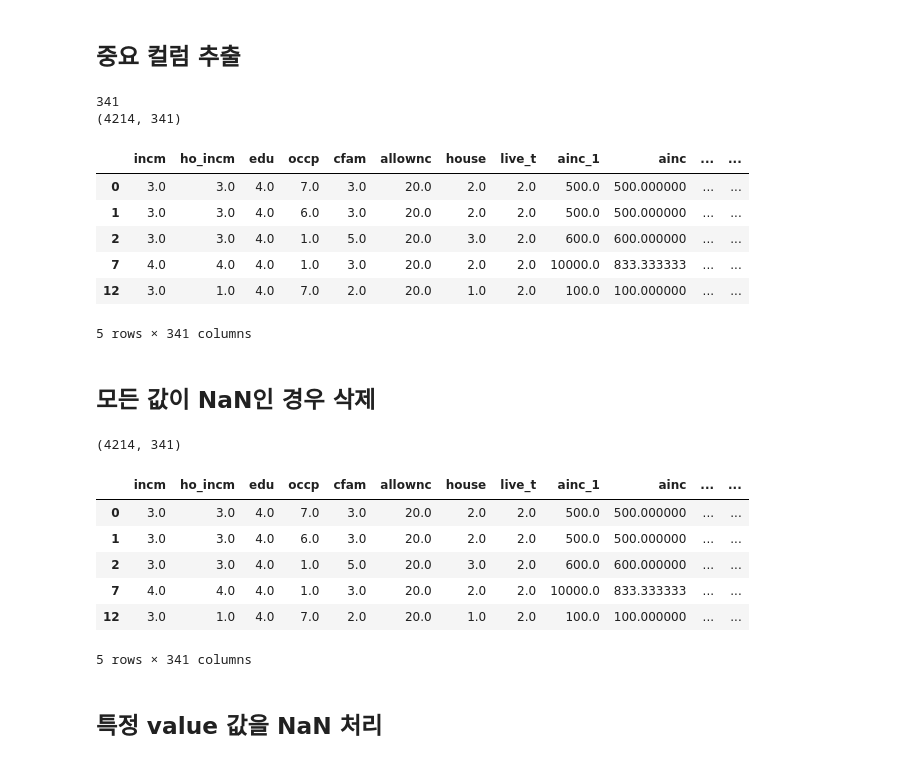
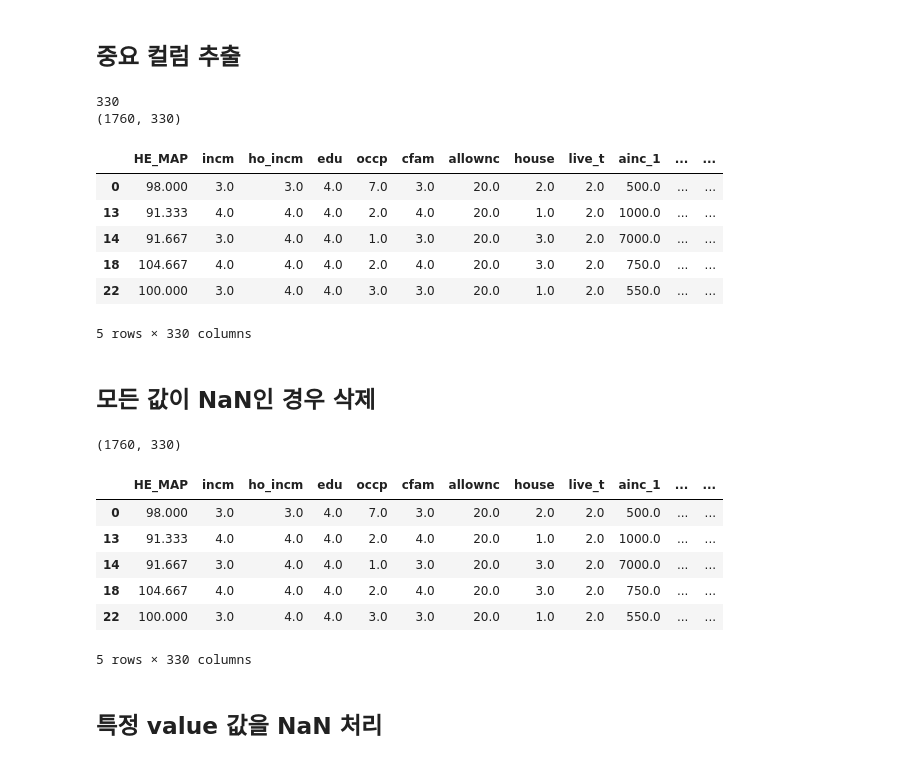
Before and after one commit to zoot0134/kdata_project_2018, a Jupyter notebook: DecisionTreeClassifier_to_pdf_accuracyRate_4(LEE).ipynb, the cells around one changed output. Drawn from its saved outputs; the diff is of its cells as text; code cells hidden in the pictures.

```diff
--- a/DecisionTreeClassifier_to_pdf_accuracyRate_4(LEE).ipynb
+++ b/DecisionTreeClassifier_to_pdf_accuracyRate_4(LEE).ipynb
@@ -39,6 +39,7 @@ df_data.head()
 # %% [markdown]
 ## 평균동맥압 파생변수 추가
 # %%
-df_data["HE_MAP"] = df_data[df_data.HE_dbp.name] + (df_data[df_data.HE_sbp.name] - df_data[df_data.HE_dbp.name]) / 3
+df_data["HE_MAP"] = round(df_data[df_data.HE_dbp.name] + (df_data[df_data.HE_sbp.name] - df_data[df_data.HE_dbp.name]) / 3 ,3)
+df_data = df_data.dropna(subset=['HE_MAP'])
 df_data.shape
 # %% [output]
@@ -52,5 +53,7 @@ he_map_count.sort_index().plot(kind='bar', figsize=(15,5))
 # %% [markdown]
 ## 나이별 분포 확인
 # %%
+df_data = df_data.loc[ (40 <= df_data.age) & (df_data.age < 80) & (1 == df_data.sex) , :]
+print(df_data.shape)
 pd.value_counts(df_data.age).sort_index().plot(kind='bar', figsize=(15,5))
 # %% [output]
@@ -59,4 +62,0 @@ pd.value_counts(df_data.age).sort_index().plot(kind='bar', figsize=(15,5))
-# %%
-df_data = df_data.loc[ (40 <= df_data.age) & (df_data.age < 80) , :]
-print(df_data.shape)
-pd.value_counts(df_data.age).sort_index().plot(kind='bar', figsize=(15,5))
@@ -68,6 +64,8 @@ pd.value_counts(df_data.age).sort_index().plot(kind='bar', figsize=(15,5))
 ## 중요 컬럼 추출
 # %%
 df_data_cut = pd.DataFrame(df_data, columns=[
+
+    df_data.HE_MAP.name ,
    # 1 groups
 
     #df_data.region.name ,
@@ -185,15 +183,15 @@ df_data_cut = pd.DataFrame(df_data, columns=[
 
     df_data.Total_slp_wk.name ,
     df_data.Total_slp_wd.name ,
-    df_data.BP_PHQ_1.name ,
-    df_data.BP_PHQ_2.name ,
-    df_data.BP_PHQ_3.name ,
-    df_data.BP_PHQ_4.name ,
-    df_data.BP_PHQ_5.name ,
-    df_data.BP_PHQ_6.name ,
-    df_data.BP_PHQ_7.name ,
-    df_data.BP_PHQ_8.name ,
-    df_data.BP_PHQ_9.name ,
+    #df_data.BP_PHQ_1.name ,
+    #df_data.BP_PHQ_2.name ,
+    #df_data.BP_PHQ_3.name ,
+    #df_data.BP_PHQ_4.name ,
+    #df_data.BP_PHQ_5.name ,
+    #df_data.BP_PHQ_6.name ,
+    #df_data.BP_PHQ_7.name ,
+    #df_data.BP_PHQ_8.name ,
+    #df_data.BP_PHQ_9.name ,
     df_data.mh_PHQ_S.name ,
     df_data.BP1.name ,
     df_data.BP5.name ,
@@ -297,7 +295,7 @@ df_data_cut = pd.DataFrame(df_data, columns=[
     df_data.HE_DMdr.name ,
     df_data.HE_mens.name ,
     df_data.HE_prg.name ,
-    df_data.HE_dprg.name ,
+    #df_data.HE_dprg.name ,
     df_data.HE_fh.name ,
     df_data.HE_HPfh1.name ,
     df_data.HE_HPfh2.name ,
@@ -418,44 +416,44 @@ df_data_cut = pd.DataFrame(df_data, columns=[
     df_data.N_PROT.name ,
     df_data.N_FAT.name ,
     df_data.N_SFA.name ,
     df_data.N_MUFA.name ,
     df_data.N_PUFA.name ,
     df_data.N_N3.name ,
     df_data.N_N6.name ,
     df_data.N_CHOL.name ,
     df_data.N_CHO.name ,
     df_data.N_TDF.name ,
     df_data.N_CA.name ,
     df_data.N_PHOS.name ,
     df_data.N_FE.name ,
     df_data.N_NA.name ,
     df_data.N_K.name ,
     df_data.N_VA.name ,
     df_data.N_VA_RAE.name ,
     df_data.N_CAROT.name ,
     df_data.N_RETIN.name ,
     df_data.N_B1.name ,
     df_data.N_B2.name ,
     df_data.N_NIAC.name ,
     df_data.N_VITC.name ,
-    df_data.LF_secur_y.name ,
-    df_data.LF_BUYER.name ,
+    #df_data.LF_secur_y.name ,
+    #df_data.LF_BUYER.name ,
     df_data.LF_SAFE.name
 ])
 total_column_count = df_data_cut.columns.size
 print(total_column_count)
 print(df_data_cut.shape)
 df_data_cut.head()
 # %% [output]
-341
-(4214, 341)
+330
+(1760, 330)
-|  | incm | ho_incm | edu | occp | cfam | allownc | house | live_t | ainc_1 | ainc | ... | ... |
-| 0 | 3.0 | 3.0 | 4.0 | 7.0 | 3.0 | 20.0 | 2.0 | 2.0 | 500.0 | 500.000000 | ... | ... |
-| 1 | 3.0 | 3.0 | 4.0 | 6.0 | 3.0 | 20.0 | 2.0 | 2.0 | 500.0 | 500.000000 | ... | ... |
-| 2 | 3.0 | 3.0 | 4.0 | 1.0 | 5.0 | 20.0 | 3.0 | 2.0 | 600.0 | 600.000000 | ... | ... |
-| 7 | 4.0 | 4.0 | 4.0 | 1.0 | 3.0 | 20.0 | 2.0 | 2.0 | 10000.0 | 833.333333 | ... | ... |
-| 12 | 3.0 | 1.0 | 4.0 | 7.0 | 2.0 | 20.0 | 1.0 | 2.0 | 100.0 | 100.000000 | ... | ... |
+|  | HE_MAP | incm | ho_incm | edu | occp | cfam | allownc | house | live_t | ainc_1 | ... | ... |
+| 0 | 98.000 | 3.0 | 3.0 | 4.0 | 7.0 | 3.0 | 20.0 | 2.0 | 2.0 | 500.0 | ... | ... |
+| 13 | 91.333 | 4.0 | 4.0 | 4.0 | 2.0 | 4.0 | 20.0 | 1.0 | 2.0 | 1000.0 | ... | ... |
+| 14 | 91.667 | 3.0 | 4.0 | 4.0 | 1.0 | 3.0 | 20.0 | 3.0 | 2.0 | 7000.0 | ... | ... |
+| 18 | 104.667 | 4.0 | 4.0 | 4.0 | 2.0 | 4.0 | 20.0 | 3.0 | 2.0 | 750.0 | ... | ... |
+| 22 | 100.000 | 3.0 | 4.0 | 4.0 | 3.0 | 3.0 | 20.0 | 1.0 | 2.0 | 550.0 | ... | ... |
-5 rows × 341 columns
+5 rows × 330 columns
 # %% [markdown]
 ## 모든 값이 NaN인 경우 삭제
 # %%
@@ -464,14 +462,14 @@ df_data_cut.reindex()
 print(df_data_cut.shape)
 df_data_cut.head()
 # %% [output]
-(4214, 341)
+(1760, 330)
-|  | incm | ho_incm | edu | occp | cfam | allownc | house | live_t | ainc_1 | ainc | ... | ... |
-| 0 | 3.0 | 3.0 | 4.0 | 7.0 | 3.0 | 20.0 | 2.0 | 2.0 | 500.0 | 500.000000 | ... | ... |
-| 1 | 3.0 | 3.0 | 4.0 | 6.0 | 3.0 | 20.0 | 2.0 | 2.0 | 500.0 | 500.000000 | ... | ... |
-| 2 | 3.0 | 3.0 | 4.0 | 1.0 | 5.0 | 20.0 | 3.0 | 2.0 | 600.0 | 600.000000 | ... | ... |
-| 7 | 4.0 | 4.0 | 4.0 | 1.0 | 3.0 | 20.0 | 2.0 | 2.0 | 10000.0 | 833.333333 | ... | ... |
-| 12 | 3.0 | 1.0 | 4.0 | 7.0 | 2.0 | 20.0 | 1.0 | 2.0 | 100.0 | 100.000000 | ... | ... |
+|  | HE_MAP | incm | ho_incm | edu | occp | cfam | allownc | house | live_t | ainc_1 | ... | ... |
+| 0 | 98.000 | 3.0 | 3.0 | 4.0 | 7.0 | 3.0 | 20.0 | 2.0 | 2.0 | 500.0 | ... | ... |
+| 13 | 91.333 | 4.0 | 4.0 | 4.0 | 2.0 | 4.0 | 20.0 | 1.0 | 2.0 | 1000.0 | ... | ... |
+| 14 | 91.667 | 3.0 | 4.0 | 4.0 | 1.0 | 3.0 | 20.0 | 3.0 | 2.0 | 7000.0 | ... | ... |
+| 18 | 104.667 | 4.0 | 4.0 | 4.0 | 2.0 | 4.0 | 20.0 | 3.0 | 2.0 | 750.0 | ... | ... |
+| 22 | 100.000 | 3.0 | 4.0 | 4.0 | 3.0 | 3.0 | 20.0 | 1.0 | 2.0 | 550.0 | ... | ... |
-5 rows × 341 columns
+5 rows × 330 columns
 # %% [markdown]
 ## 특정 value 값을 NaN 처리
 # %%
```
Also changed, not shown: parts of 12 cells of this notebook.
